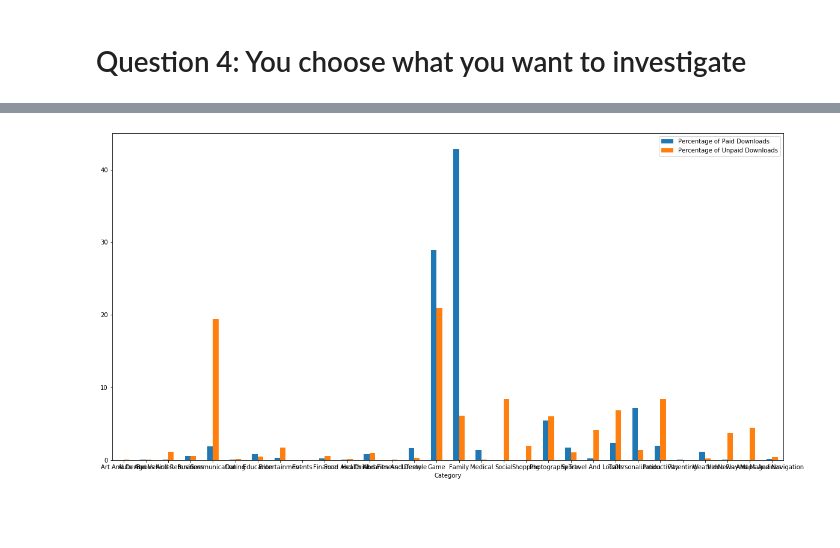
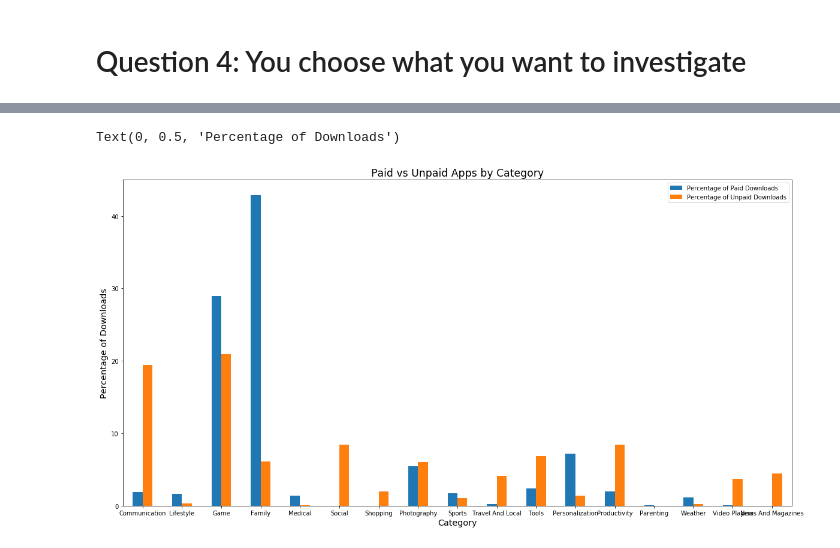
Before and after one commit to kcalizadeh/mod1-case-study-eda, a Jupyter notebook: workbook.ipynb, the cells around one changed output, grey strips where cells are left out. Drawn from its saved outputs; the diff is of its cells as text; code cells hidden in the pictures; blank space fills up the shorter version.

Commit message:
made a graph for q4

```diff
--- a/workbook.ipynb
+++ b/workbook.ipynb
@@ -188,4 +188,7 @@ paid_by_cat = pd.DataFrame(list(cat_percent_paid.items()),columns = ['Category',
 paid_by_cat2 = pd.DataFrame(list(cat_percent_unpaid.items()),columns = ['Category','Percentage of Unpaid Downloads'])
 
 unified = pd.merge(paid_by_cat2, paid_by_cat)
+
+unified['difference'] = unified['Percentage of Paid Downloads'] - unified['Percentage of Unpaid Downloads']
+unified
 # %% [output]
@@ -193,6 +212,12 @@ SyntaxError: EOL while scanning string literal (<ipython-input-167-c4e298d9b38d>
 # %%
-df2 = pd.DataFrame({'Percentage of Paid Downloads': list(unified['Percentage of Paid Downloads']) ,
-                   'Percentage of Unpaid Downloads': list(unified['Percentage of Unpaid Downloads'])}, index=unified['Category'])
+#unified = unified.drop([])
+unified_for_graph = unified.drop([2, 3, 5, 6, 7, 8, 9, 10, 11, 12, 29])
+df2 = pd.DataFrame({'Percentage of Paid Downloads': list(unified_for_graph['Percentage of Paid Downloads']) ,
+                   'Percentage of Unpaid Downloads': list(unified_for_graph['Percentage of Unpaid Downloads'])}, index=unified_for_graph['Category'])
 ax = df2.plot.bar(rot=0, figsize=(20,10))
+ax.set_title('Paid vs Unpaid Apps by Category', size='xx-large')
+ax.set_xlabel('Category', size='x-large')
+ax.set_ylabel('Percentage of Downloads', size='x-large')
 # %% [output]
+Text(0, 0.5, 'Percentage of Downloads')
-[figure, old version]
+[figure, new version]
```
Also changed, not shown: parts of 2 cells of this notebook.
